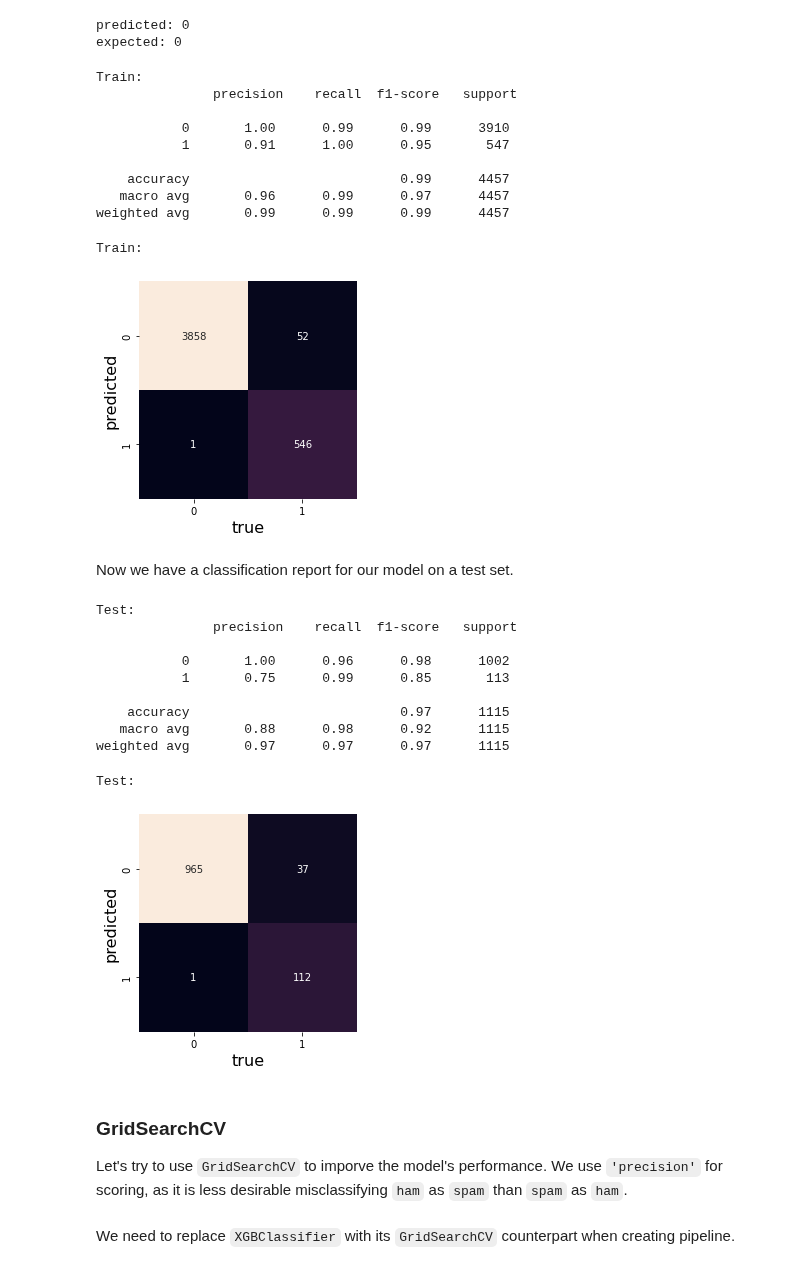
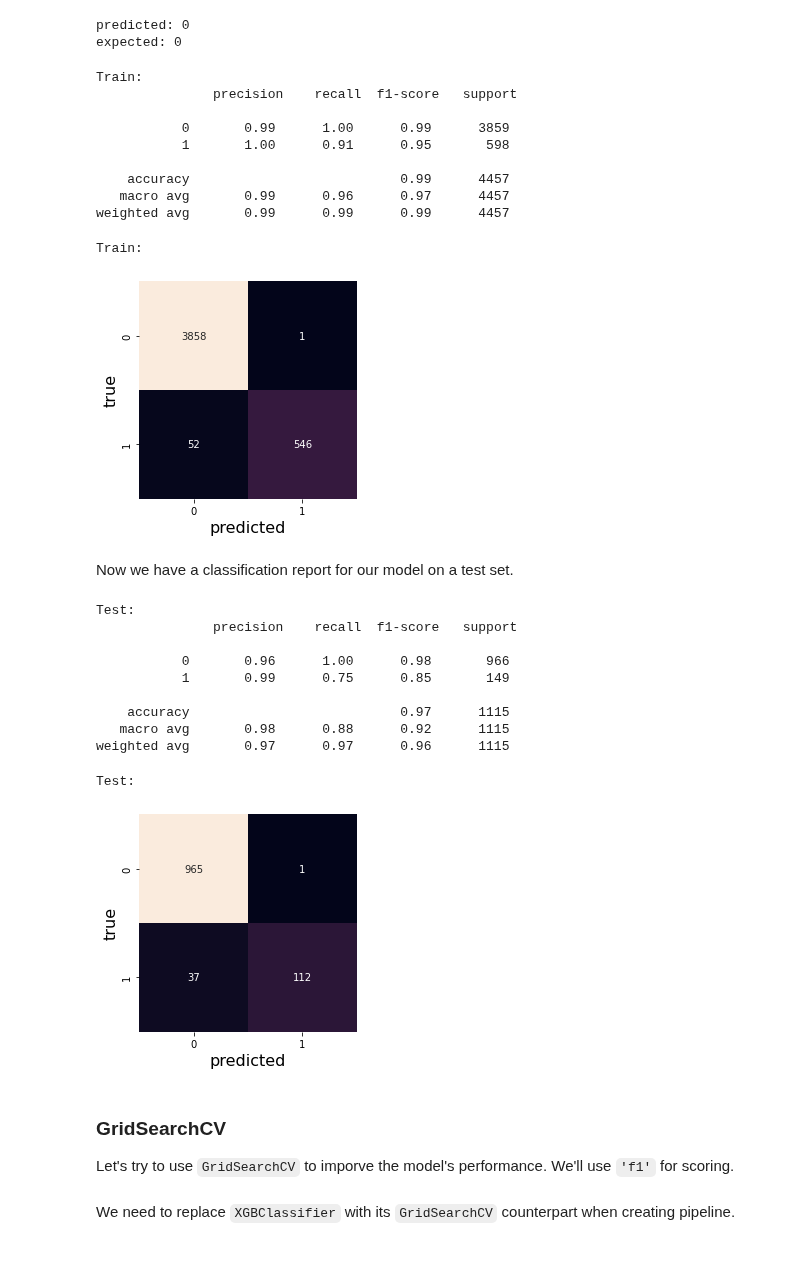
Before and after one commit to yin-penghang/AMAT593, a Jupyter notebook: 14_Natural-Language-Processing/01-Natural Language Processing.ipynb, the cells around one changed output. Drawn from its saved outputs; the diff is of its cells as text; code cells hidden in the pictures.

```diff
--- a/14_Natural-Language-Processing/01-Natural Language Processing.ipynb
+++ b/14_Natural-Language-Processing/01-Natural Language Processing.ipynb
@@ -520,58 +520,58 @@ expected: 0
 # %%
 from sklearn.metrics import classification_report
 # %%
-print('Train:\n', classification_report(pred_train, y_train))
+print('Train:\n', classification_report(y_train, pred_train))
 # %% [output]
 Train:
                precision    recall  f1-score   support
 
-           0       1.00      0.99      0.99      3910
-           1       0.91      1.00      0.95       547
+           0       0.99      1.00      0.99      3859
+           1       1.00      0.91      0.95       598
 
     accuracy                           0.99      4457
-   macro avg       0.96      0.99      0.97      4457
+   macro avg       0.99      0.96      0.97      4457
 weighted avg       0.99      0.99      0.99      4457
 # %%
 from sklearn.metrics import confusion_matrix
 mat = confusion_matrix(y_train, pred_train)
 print('Train:\n')
-sns.heatmap(mat.T, square=True, annot=True, fmt='d', cbar=False)
-plt.xlabel('true', fontsize = 16)
-plt.ylabel('predicted', fontsize = 16);
+sns.heatmap(mat, square=True, annot=True, fmt='d', cbar=False)
+plt.xlabel('predicted' , fontsize = 16)
+plt.ylabel('true', fontsize = 16);
 # %% [output]
 Train:
-[figure, old version]
+[figure, new version]
 # %% [markdown]
 Now we have a classification report for our model on a test set.
 # %%
 pred_test = pipeline.predict(X_test)
 # %%
-print('Test:\n', classification_report(pred_test, y_test))
+print('Test:\n', classification_report(y_test, pred_test))
 # %% [output]
 Test:
                precision    recall  f1-score   support
 
-           0       1.00      0.96      0.98      1002
-           1       0.75      0.99      0.85       113
+           0       0.96      1.00      0.98       966
+           1       0.99      0.75      0.85       149
 
     accuracy                           0.97      1115
-   macro avg       0.88      0.98      0.92      1115
-weighted avg       0.97      0.97      0.97      1115
+   macro avg       0.98      0.88      0.92      1115
+weighted avg       0.97      0.97      0.96      1115
 # %%
 from sklearn.metrics import confusion_matrix
 # %%
 mat = confusion_matrix(y_test, pred_test)
-sns.heatmap(mat.T, square=True, annot=True, fmt='d', cbar=False)
+sns.heatmap(mat, square=True, annot=True, fmt='d', cbar=False)
 print('Test:\n')
-plt.xlabel('true', fontsize = 16)
-plt.ylabel('predicted', fontsize = 16);
+plt.ylabel('true', fontsize = 16)
+plt.xlabel('predicted', fontsize = 16);
 # %% [output]
 Test:
-[figure, old version]
+[figure, new version]
 # %% [markdown]
 ### GridSearchCV
 
-Let's try to use ``GridSearchCV`` to imporve the model's performance. We use ``'precision'`` for scoring, as it is less desirable misclassifying ``ham`` as ``spam`` than ``spam`` as ``ham``.
+Let's try to use ``GridSearchCV`` to imporve the model's performance. We'll use ``'f1'`` for scoring.
 # %%
 from sklearn.model_selection import GridSearchCV
 # %% [markdown]
```
Also changed, not shown: parts of 10 cells of this notebook.
